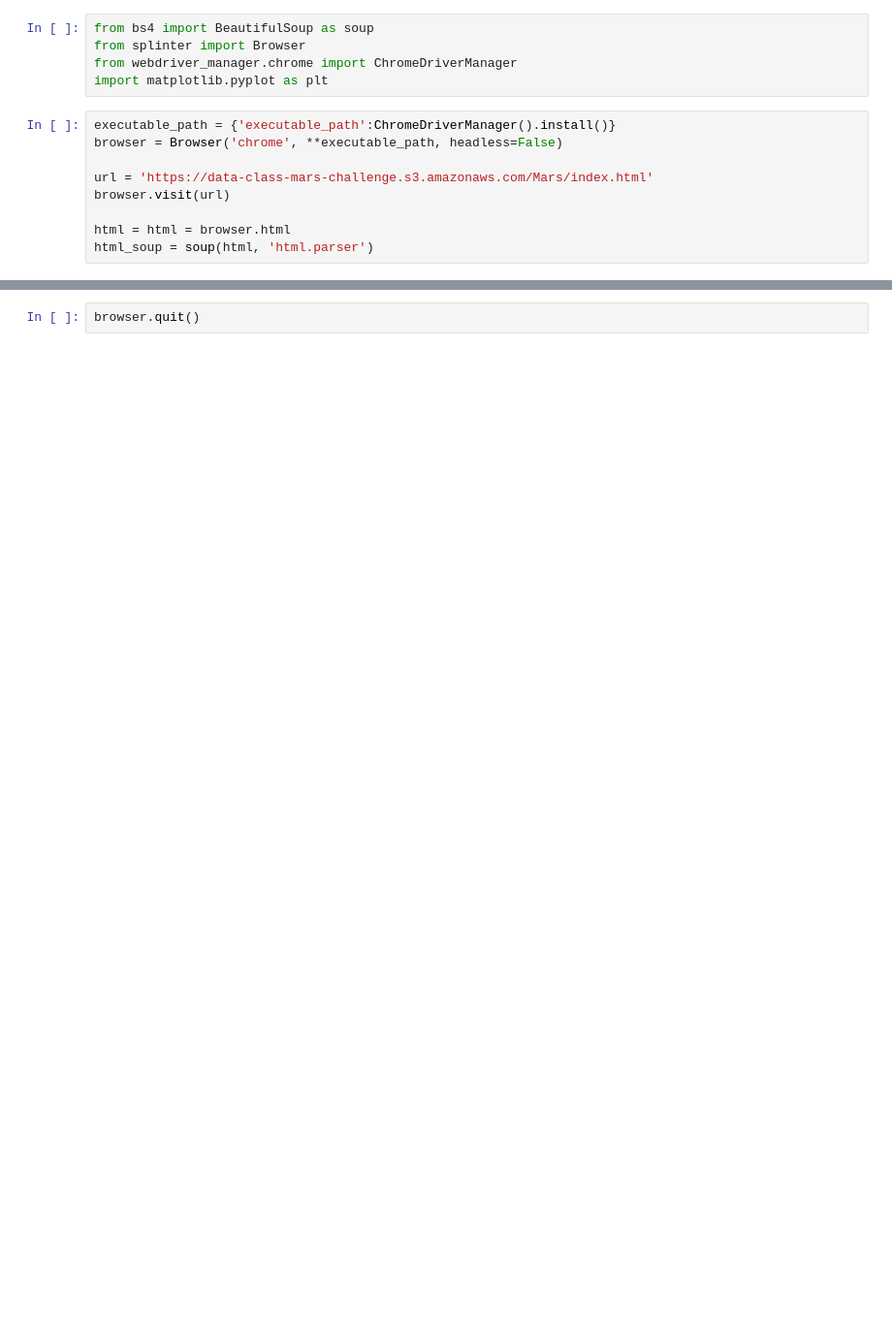
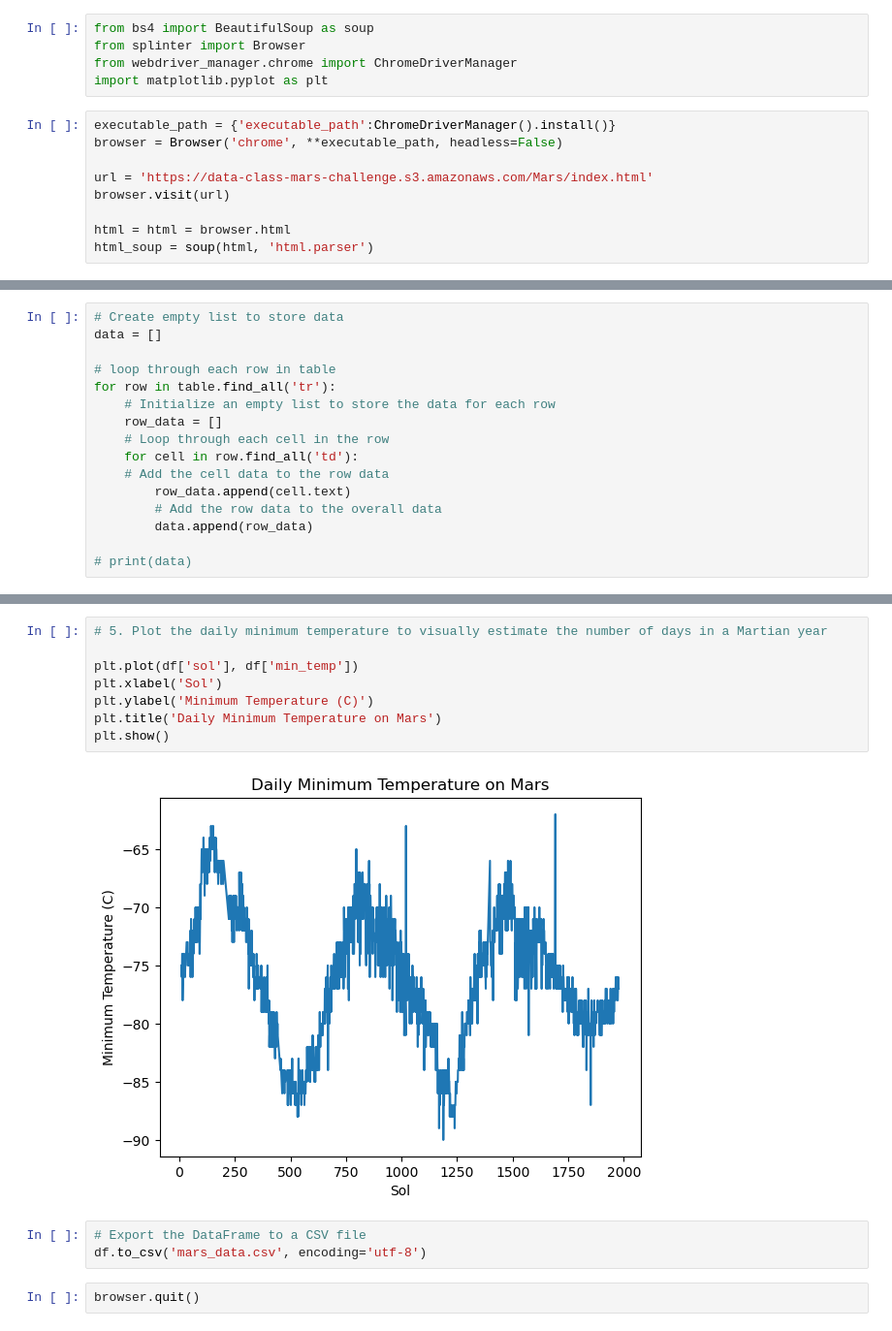
Before and after one commit to JGarza4903/Mission-to-Mars, a Jupyter notebook: mars_data_challenge_part_2.ipynb, the cells around one changed output, grey strips where cells are left out. Shown at 97% size. Cells and saved outputs as stored; diff of their text form; blank space fills up the shorter version.

```diff
--- a/mars_data_challenge_part_2.ipynb
+++ b/mars_data_challenge_part_2.ipynb
@@ -19,0 +30,16 @@ table_head.text.strip()
+# %%
+# Create empty list to store data
+data = []
+
+# loop through each row in table
+for row in table.find_all('tr'):
+    # Initialize an empty list to store the data for each row
+    row_data = []
+    # Loop through each cell in the row
+    for cell in row.find_all('td'):
+    # Add the cell data to the row data
+        row_data.append(cell.text)
+        # Add the row data to the overall data
+        data.append(row_data)
+
+# print(data)
@@ -20,2 +165,15 @@ table_head.text.strip()
+# %%
+# 5. Plot the daily minimum temperature to visually estimate the number of days in a Martian year
+
+plt.plot(df['sol'], df['min_temp'])
+plt.xlabel('Sol')
+plt.ylabel('Minimum Temperature (C)')
+plt.title('Daily Minimum Temperature on Mars')
+plt.show()
+# %% [output]
+[figure, added]
+# %%
+# Export the DataFrame to a CSV file
+df.to_csv('mars_data.csv', encoding='utf-8')
 # %%
 browser.quit()
```
Also changed, not shown: parts of 12 cells of this notebook, 2 other files.
